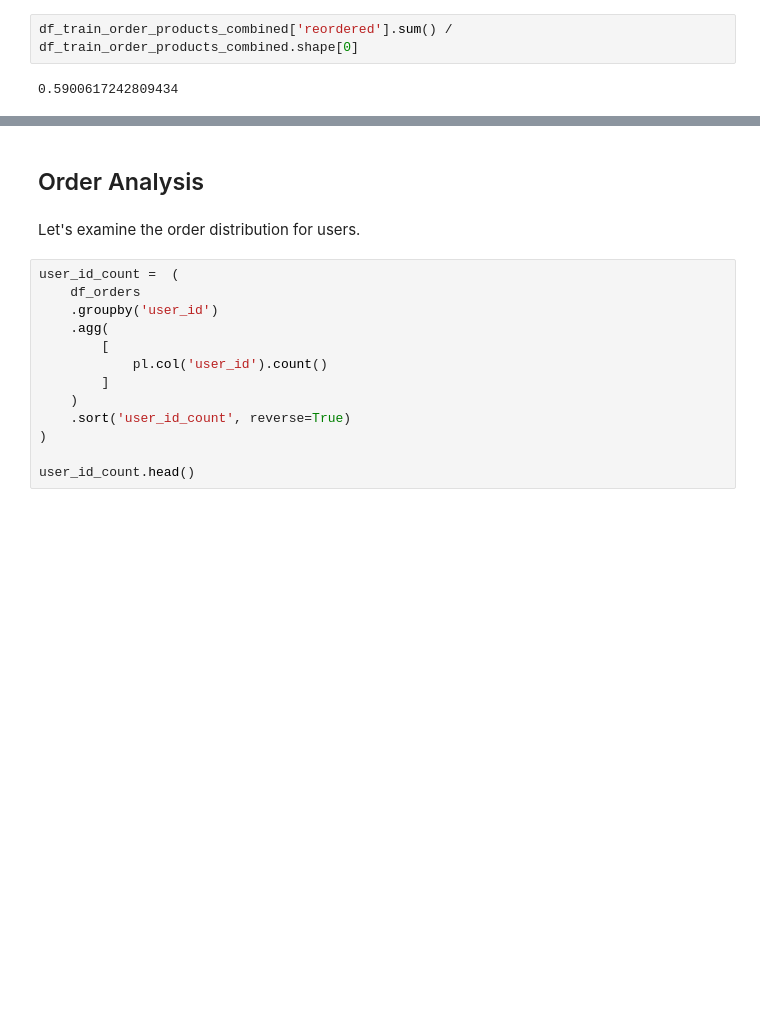
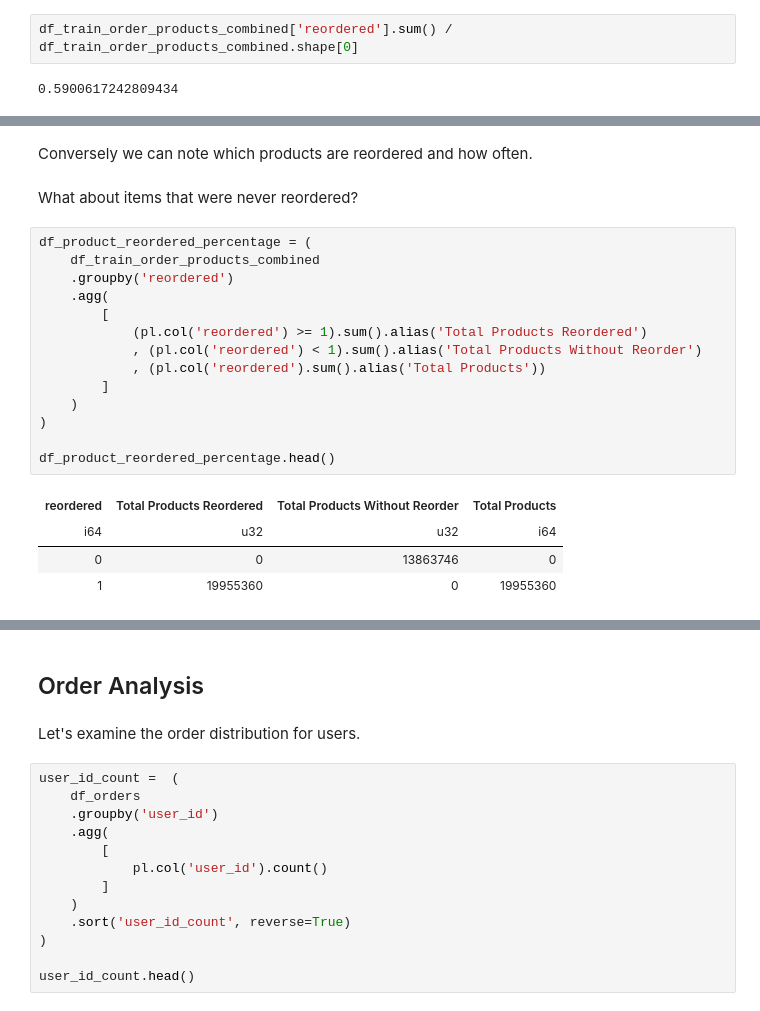
Before and after one commit to will-fong/instacart_online_grocery_shopping_analysis, a Jupyter notebook: notebooks/1.1-instacart-analysis-using-polars.ipynb, the cells around one changed output, grey strips where cells are left out. Saved outputs shown, nothing was run; the diff lists cells and outputs as text; blank space fills up the shorter version.

```diff
--- a/notebooks/1.1-instacart-analysis-using-polars.ipynb
+++ b/notebooks/1.1-instacart-analysis-using-polars.ipynb
@@ -431,0 +506,23 @@ In the entire data set, 59% of the orders were classified as reordered.
+# %% [markdown]
+Conversely we can note which products are reordered and how often.
+# %% [markdown]
+What about items that were never reordered?
+# %%
+df_product_reordered_percentage = (
+    df_train_order_products_combined
+    .groupby('reordered')
+    .agg(
+        [
+            (pl.col('reordered') >= 1).sum().alias('Total Products Reordered')
+            , (pl.col('reordered') < 1).sum().alias('Total Products Without Reorder')
+            , (pl.col('reordered').sum().alias('Total Products'))
+        ]
+    )
+)
+
+df_product_reordered_percentage.head()
+# %% [output]
+| reordered | Total Products Reordered | Total Products Without Reorder | Total Products |
+| i64 | u32 | u32 | i64 |
+| 0 | 0 | 13863746 | 0 |
+| 1 | 19955360 | 0 | 19955360 |
```
Also changed, not shown: parts of 19 cells of this notebook.
